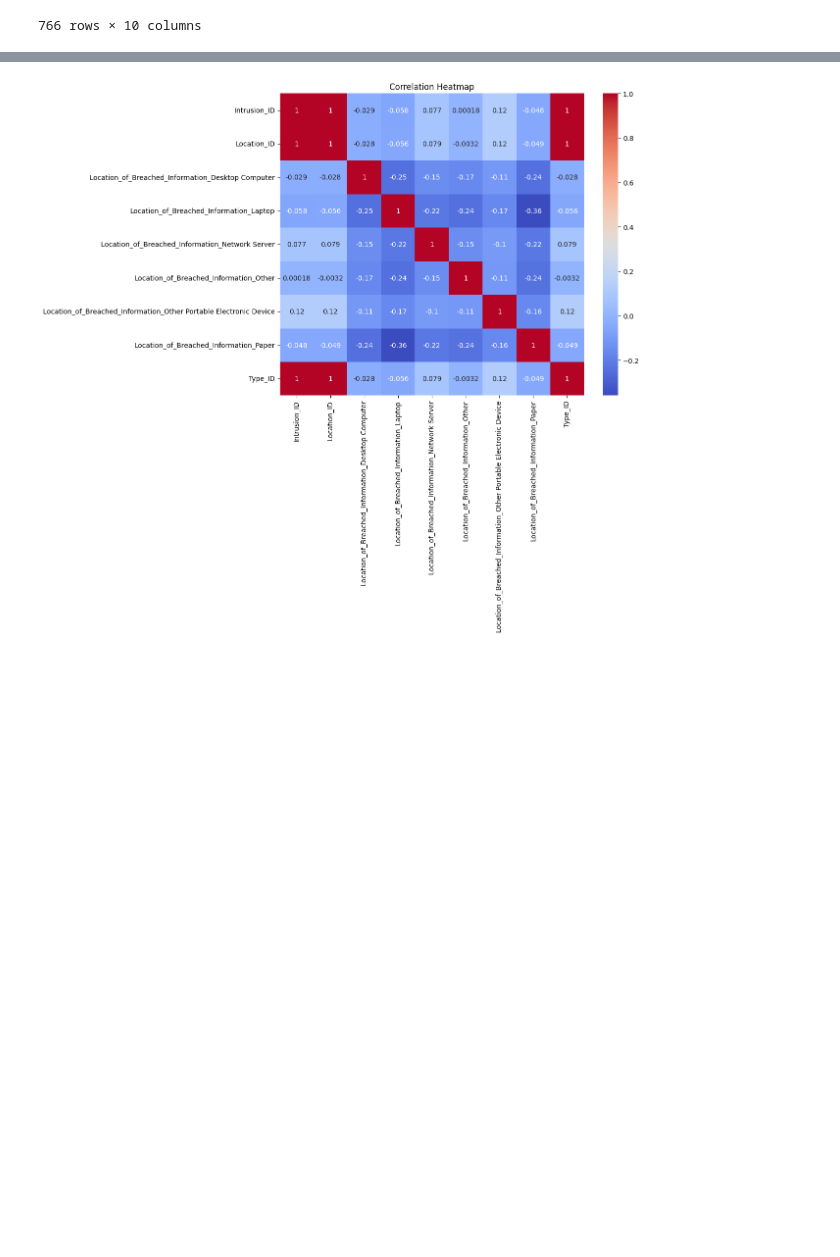
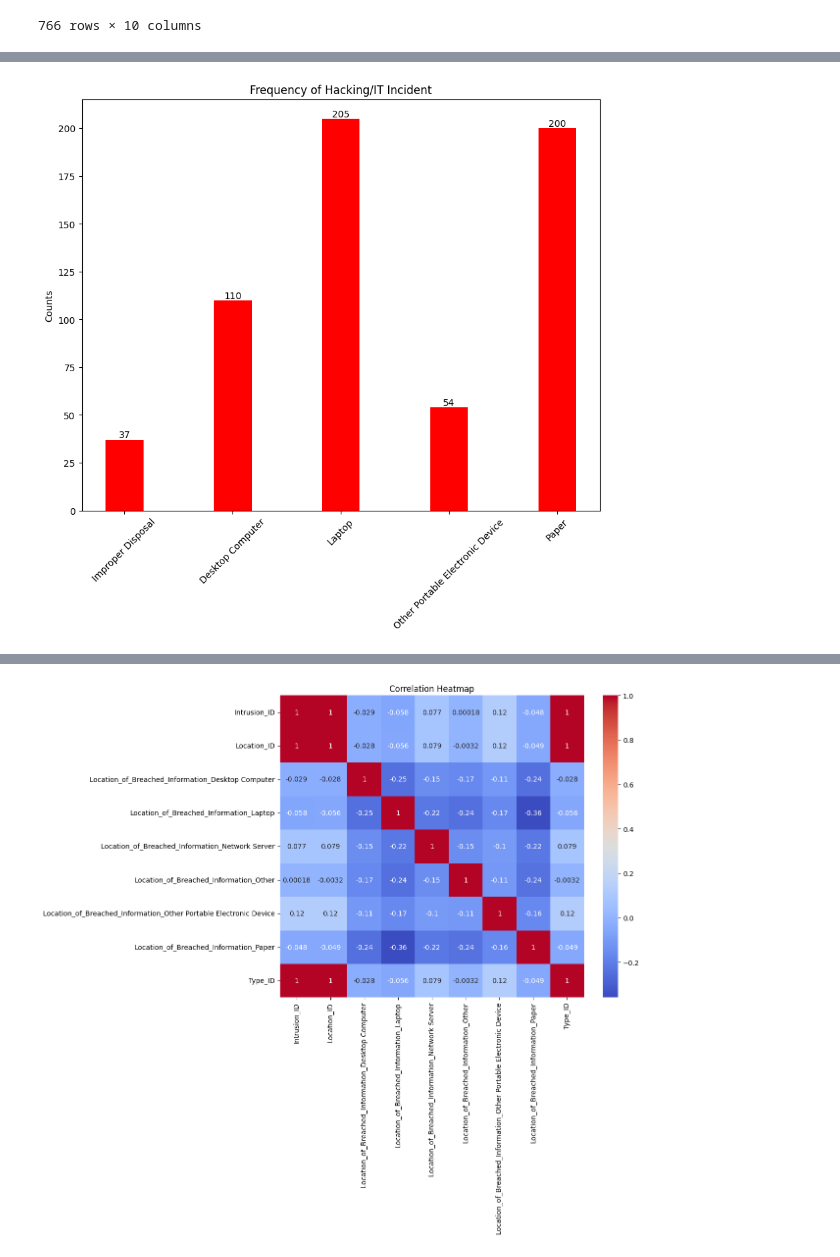
Before and after one commit to JacquelineGomez06/Cyber_Capstone, a Jupyter notebook: eda.ipynb, the cells around one changed output, grey strips where cells are left out. Drawn from its saved outputs; the diff is of its cells as text; code cells hidden in the pictures; blank space fills up the shorter version.

```diff
--- a/eda.ipynb
+++ b/eda.ipynb
@@ -61,0 +107,46 @@ plt.show()
+# %%
+# Categories I want to count in frequencies
+
+categories = [
+    'Type_of_Breach_Improper Disposal',
+    'Location_of_Breached_Information_Desktop Computer',
+    'Location_of_Breached_Information_Laptop',
+    'Location_of_Breached_Information_Other Portable Electronic Device',
+    'Location_of_Breached_Information_Paper'
+]
+
+# Create a dictionary with category counts
+# For each category in the categories list, filter the dataframe where the category equals 1,
+# then get the number of rows (which corresponds to the count) and store it in the dictionary.
+
+counts = {category: df_encoded.loc[df_encoded[category] == 1].shape[0] for category in categories}
+
+# Set the bar width and figsize
+
+bar_width = 0.35
+plt.figure(figsize = (10, 8))
+
+# For each category and count, plot a bar and a label. np.arange(len(categories)) will generate
+# a sequence of numbers from 0 to len(categories), which we'll use for the x positions of the bars.
+
+for i, (category, count) in enumerate(counts.items()):
+    plt.bar(i, count, color = 'red', width = bar_width, label = category.split('_')[-1])
+    plt.text(i, count, str(count), ha = 'center', va = 'bottom')
+
+# Set the x-axis labels to the categories and rotate them for better visibility
+
+plt.xticks(np.arange(len(categories)), [category.split('_')[-1] for category in categories], rotation = 45)
+
+# Set the y-axis label
+
+plt.ylabel('Counts')
+
+# Set the title
+
+plt.title('Frequency of Hacking/IT Incident')
+
+# Display the chart
+
+plt.show()
+# %% [output]
+[figure, added]
```
Also changed, not shown: parts of 21 cells of this notebook, 7 other files.
